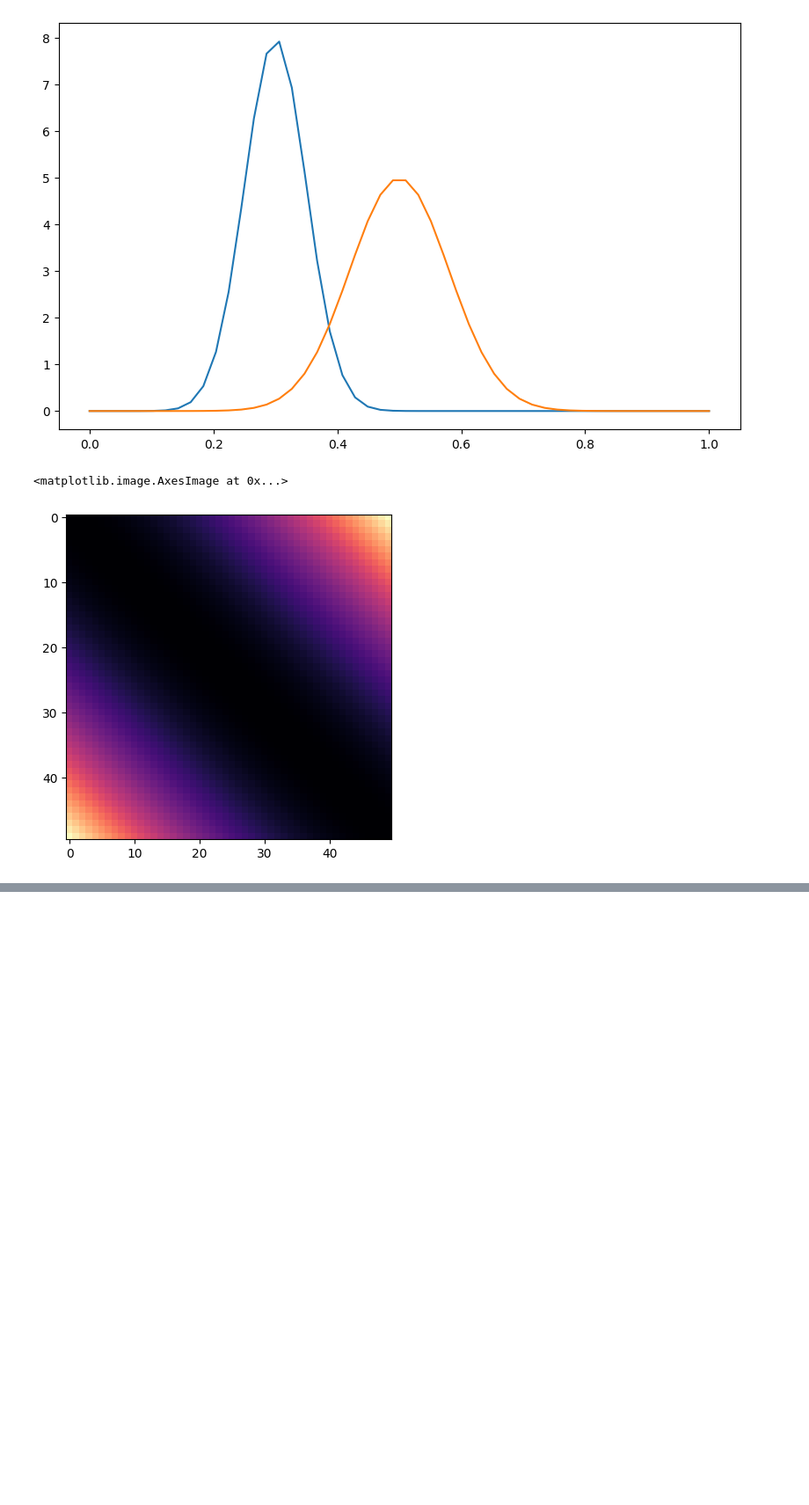
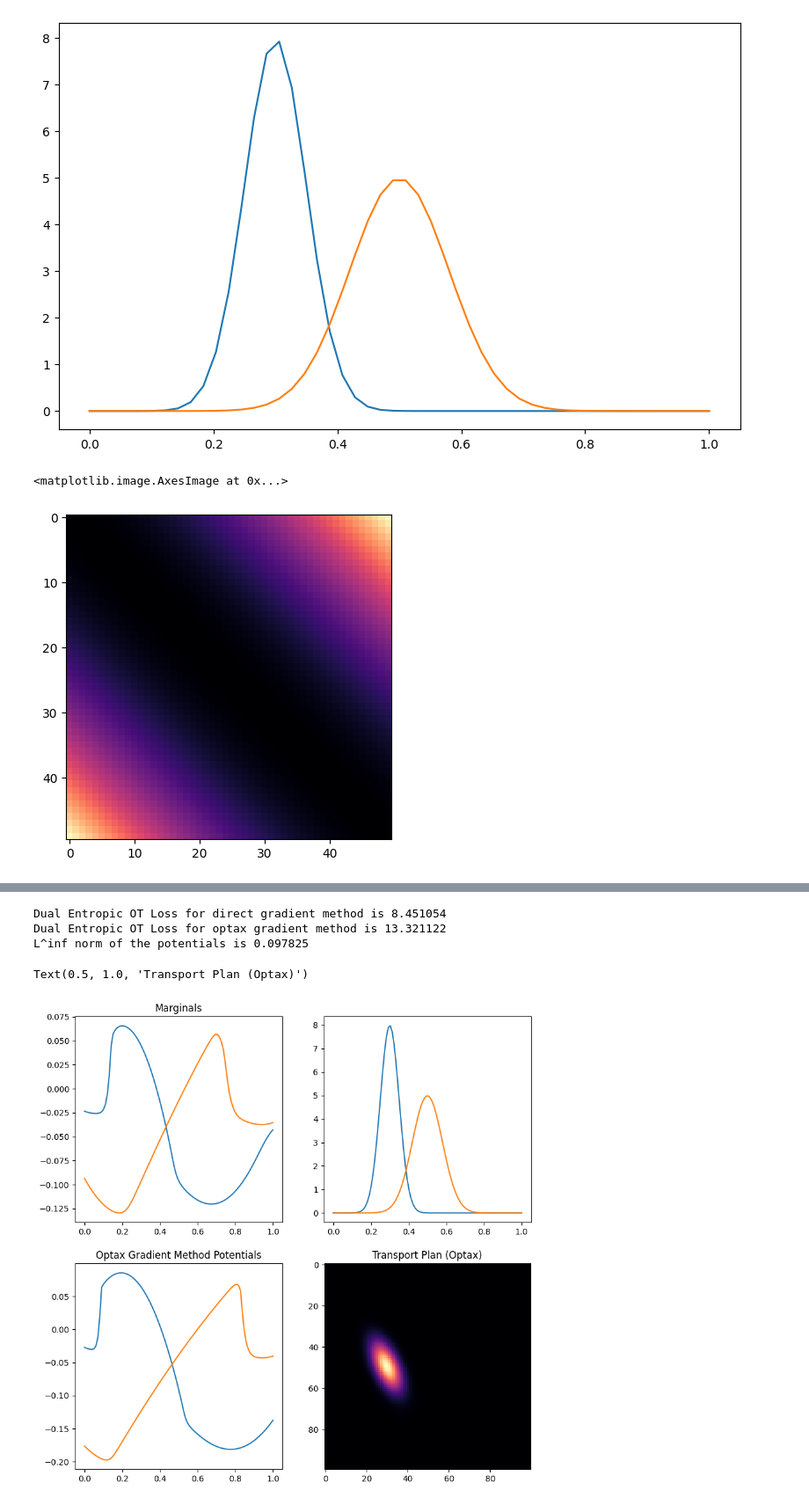
Before and after one commit to aipyth/optimal-transport, a Jupyter notebook: methods/gradient_ascent/gradient_ascent.ipynb, the cells around one changed output, grey strips where cells are left out. Shown at 88% size. Saved outputs shown, nothing was run; the diff lists cells and outputs as text; code cells hidden in the pictures; blank space fills up the shorter version.

```diff
--- a/methods/gradient_ascent/gradient_ascent.ipynb
+++ b/methods/gradient_ascent/gradient_ascent.ipynb
@@ -324,0 +507,64 @@ for i, test in enumerate(test_cases):
+# %%
+n = 100
+x = jnp.linspace(0, 1, n)
+pdf1 = jax.scipy.stats.norm.pdf(x, loc=0.3, scale=0.05)
+pdf2 = jax.scipy.stats.norm.pdf(x, loc=0.5, scale=0.08)
+
+marginals = jnp.array([pdf1, pdf2])
+
+C = jnp.pow(x[:, None] - x[None, :], 2)
+
+eps = 0.01
+tol = 1e-4
+max_iterations = 100_000
+
+direct_phi, direct_psi, direct_plan = gradient_vanilla_logsumexp(
+    C=C,
+    a=pdf1,
+    b=pdf2,
+    eps=eps,
+    alpha=1e-3,
+    tolerance=tol,
+    max_iterations=max_iterations,
+)
+direct_potentials = jnp.array([direct_phi, direct_psi])
+
+opt_potentials = gradient_ascent_opt(
+    C=C,
+    marginals=marginals,
+    eps=eps,
+    optimizer=optax.sgd(learning_rate=1e-3),
+    max_iterations=max_iterations,
+    tol=tol,
+)
+opt_plan = compute_transport_plan(opt_potentials, C, marginals, eps)
+
+direct_loss = compute_dual_entropic_ot_loss(direct_potentials, C, marginals, eps)
+opt_loss = compute_dual_entropic_ot_loss(opt_potentials, C, marginals, eps)
+
+print(f"Dual Entropic OT Loss for direct gradient method is {direct_loss:.6f}")
+print(f"Dual Entropic OT Loss for optax gradient method is {opt_loss:.6f}")
+
+linf_potentials_norm = jnp.max(jnp.abs(direct_potentials - opt_potentials))
+print(f"L^inf norm of the potentials is {linf_potentials_norm:.6f}")
+
+fig, ax = plt.subplots(2, 2, figsize=(10, 10))
+ax[0][0].plot(x, direct_phi)
+ax[0][0].plot(x, direct_psi)
+ax[0][0].set_title("Direct Gradient Method Potentials")
+ax[0][1].plot(x, pdf1)
+ax[0][1].plot(x, pdf2)
+ax[0][0].set_title("Marginals")
+ax[1][0].plot(x, opt_potentials[0])
+ax[1][0].plot(x, opt_potentials[1])
+ax[1][0].set_title("Optax Gradient Method Potentials")
+ax[1][1].imshow(transport_plan, cmap="magma")
+ax[1][1].set_title("Transport Plan (Optax)")
+
+# plotting.plot_ot_solution(x, pdf1, pdf2, transport_plan)
+# %% [output]
+Dual Entropic OT Loss for direct gradient method is 8.451054
+Dual Entropic OT Loss for optax gradient method is 13.321122
+L^inf norm of the potentials is 0.097825
+Text(0.5, 1.0, 'Transport Plan (Optax)')
+[figure, added]
```
Also changed, not shown: parts of 12 cells of this notebook.
